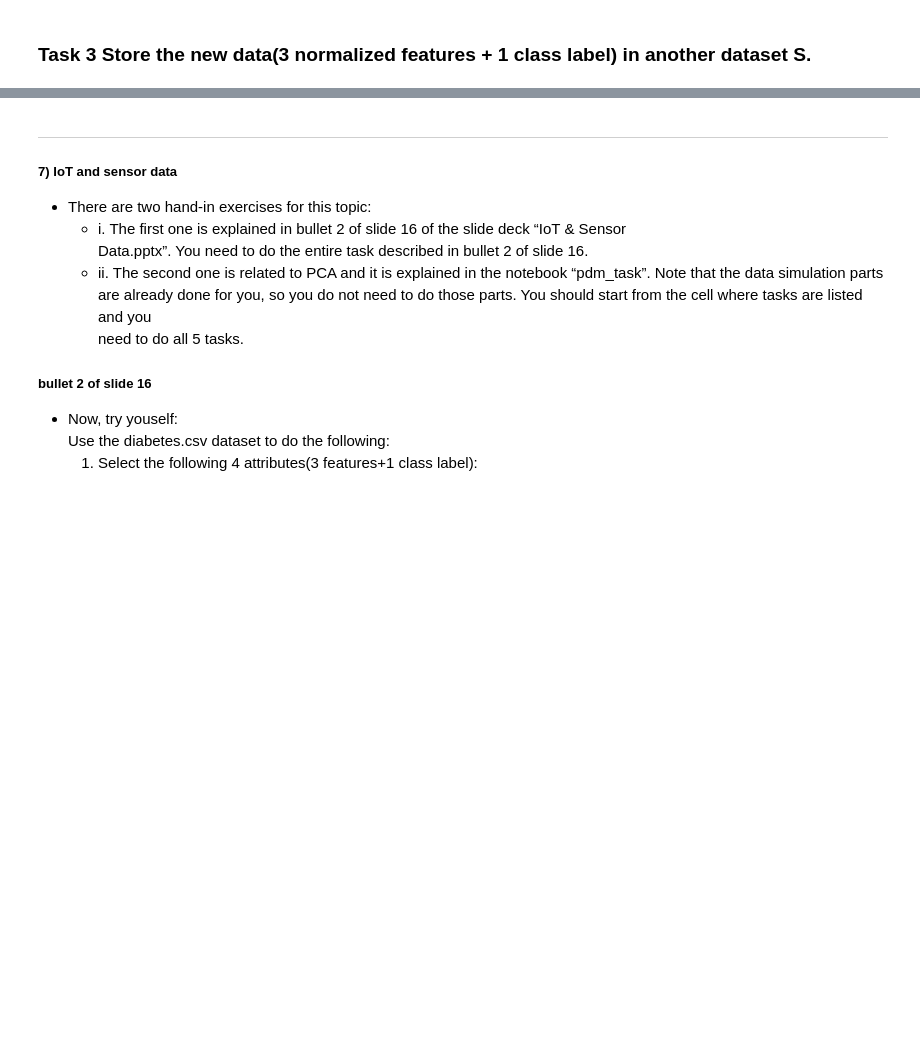
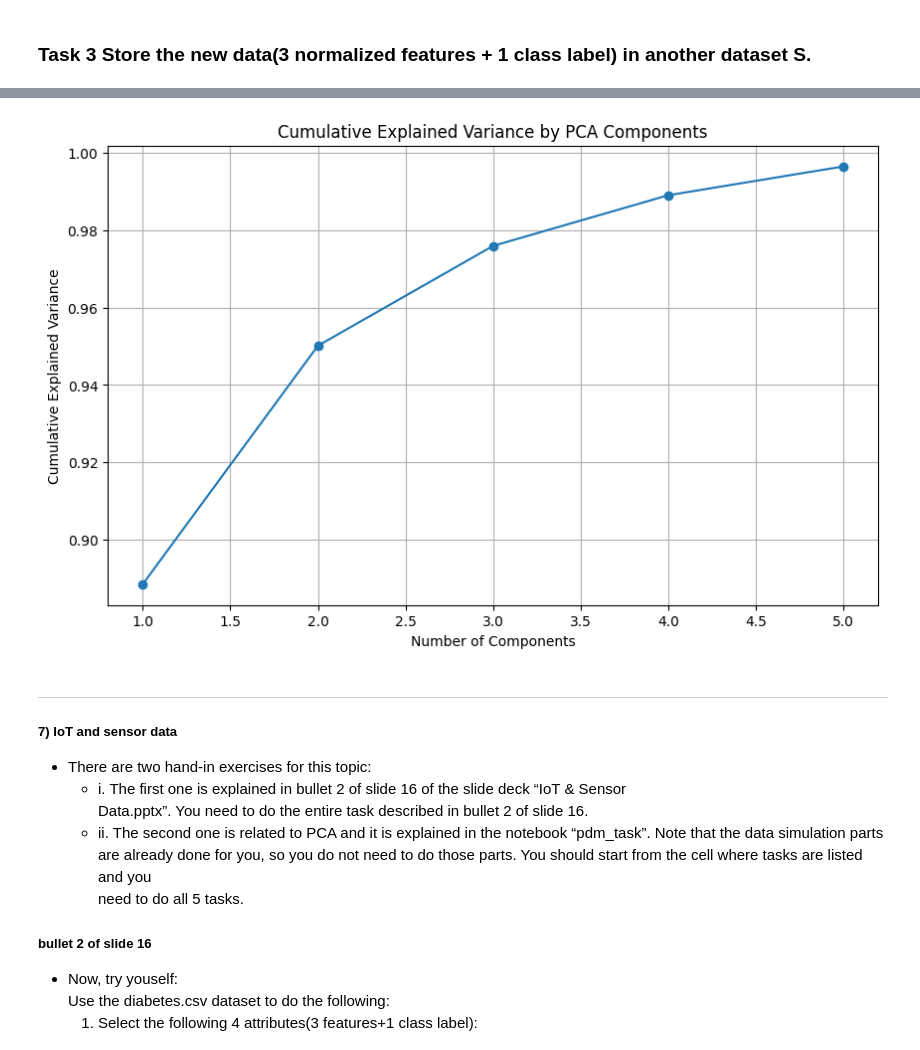
Before and after one commit to Sebastianrix/Data-Things, a Jupyter notebook: 7) IoT Sensor Data/pdm_task.ipynb, the cells around one changed output, grey strips where cells are left out. Cells and saved outputs as stored; diff of their text form; code cells hidden in the pictures; blank space fills up the shorter version.

```diff
--- a/7) IoT Sensor Data/pdm_task.ipynb
+++ b/7) IoT Sensor Data/pdm_task.ipynb
@@ -154,3 +198,19 @@ df_selected[['Glucose', 'BloodPressure', 'Insulin']] = scaler.fit_transform(df_s
+# %%
+X = df.drop(columns=['Outcome'])
+pca = PCA(n_components=5)
+pca.fit(X)
+
+explained_variance = pca.explained_variance_ratio_
+# %%
+plt.figure(figsize=(10, 6))
+plt.plot(range(1, len(explained_variance)+1), np.cumsum(explained_variance), marker='o')
+plt.title('Cumulative Explained Variance by PCA Components')
+plt.xlabel('Number of Components')
+plt.ylabel('Cumulative Explained Variance')
+plt.grid(True)
+plt.show()
+# %% [output]
+[figure, added]
 # %% [markdown]
 <hr>
 <h5> 7) IoT and sensor data </h5>
```
Also changed, not shown: parts of 4 cells of this notebook.
